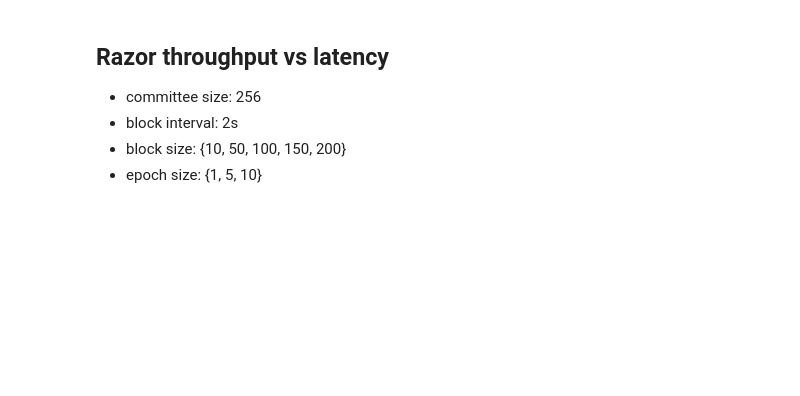
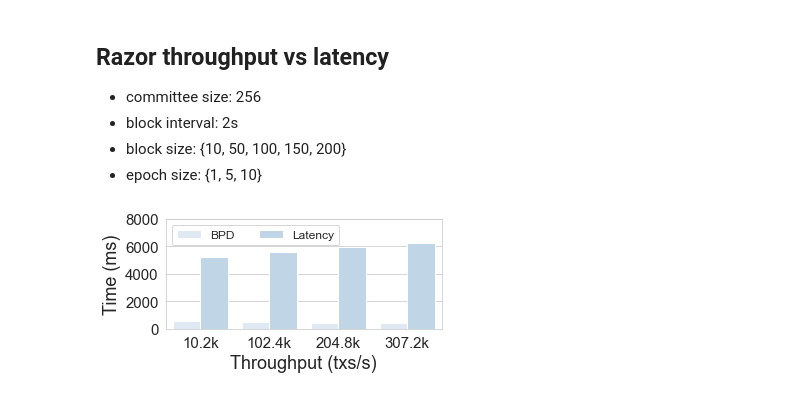
Before and after one commit to SebastianElvis/ebft, a Jupyter notebook: evaluation/analysis.ipynb, the cells around one changed output. Drawn from its saved outputs; the diff is of its cells as text; code cells hidden in the pictures; blank space fills up the shorter version.

```diff
--- a/evaluation/analysis.ipynb
+++ b/evaluation/analysis.ipynb
@@ -473,30 +497,33 @@ tps_latency_df
 # %%
 def format_func(value, tick_number=None):
     num_thousands = 0 if abs(value) < 1000 else int(np.floor(np.log10(abs(value))/3))
     value = round(value / 1000**num_thousands, 2)
     return f'{value:g}'+' KMGTPEZY'[num_thousands]
 
 def plot_tps_latency(df, epoch_size):
     plt.figure(figsize=(5, 2.5))
 
     filtered_df = df[df['epoch_size'] == epoch_size]
-#     sns.barplot(x='tps', y='value', hue='type', data=filtered_df)
+    ax = sns.barplot(x='tps', y='value', hue='type', data=filtered_df)
 
-    bpd_df = filtered_df[filtered_df['type']=='bpd']
-    latency_df = filtered_df[filtered_df['type']=='latency']
-    plt.plot(bpd_df['tps'], bpd_df['value']/1000, '-*', markersize=15, color='lightblue', label='BPD')
-    plt.plot(latency_df['tps'], latency_df['value']/1000, '-*', markersize=15, color='blue', label='Latency')
+#     bpd_df = filtered_df[filtered_df['type']=='bpd']
+#     latency_df = filtered_df[filtered_df['type']=='latency']
+#     plt.plot(bpd_df['tps'], bpd_df['value']/1000, '-*', markersize=15, color='lightblue', label='BPD')
+#     plt.plot(latency_df['tps'], latency_df['value']/1000, '-*', markersize=15, color='blue', label='Latency')
 
     plt.xticks(fontsize=15)
     plt.yticks(fontsize=15)
-    plt.ylim([0, 9])
-    plt.gca().xaxis.set_major_formatter(mtick.FuncFormatter(format_func))
+    plt.ylim([0, 8000])
+#     plt.gca().xaxis.set_major_formatter(mtick.FuncFormatter(format_func))
+    ax.set_xticklabels(['10.2k', '102.4k', '204.8k', '307.2k'])
     plt.xlabel('Throughput (txs/s)', fontsize=18)
-    plt.ylabel('Time (s)', fontsize=18)
-    plt.legend(fontsize=12, ncol=2, loc='upper left')
+    plt.ylabel('Time (ms)', fontsize=18)
+    ax.legend(handles=ax.legend_.legendHandles, labels=['BPD', 'Latency'], fontsize=12, ncol=2)
     plt.tight_layout()
     plt.savefig(PAPER_FIG_PATH / 'tps-latency.pdf')
     plt.show()
 
 tps_latency_df = pd.read_csv(DATA_PATH / 'tps_latency.csv')
 plot_tps_latency(tps_latency_df, 5)
+# %% [output]
+[figure, added]
```
Also changed, not shown: parts of 6 cells of this notebook, 5 other files.
